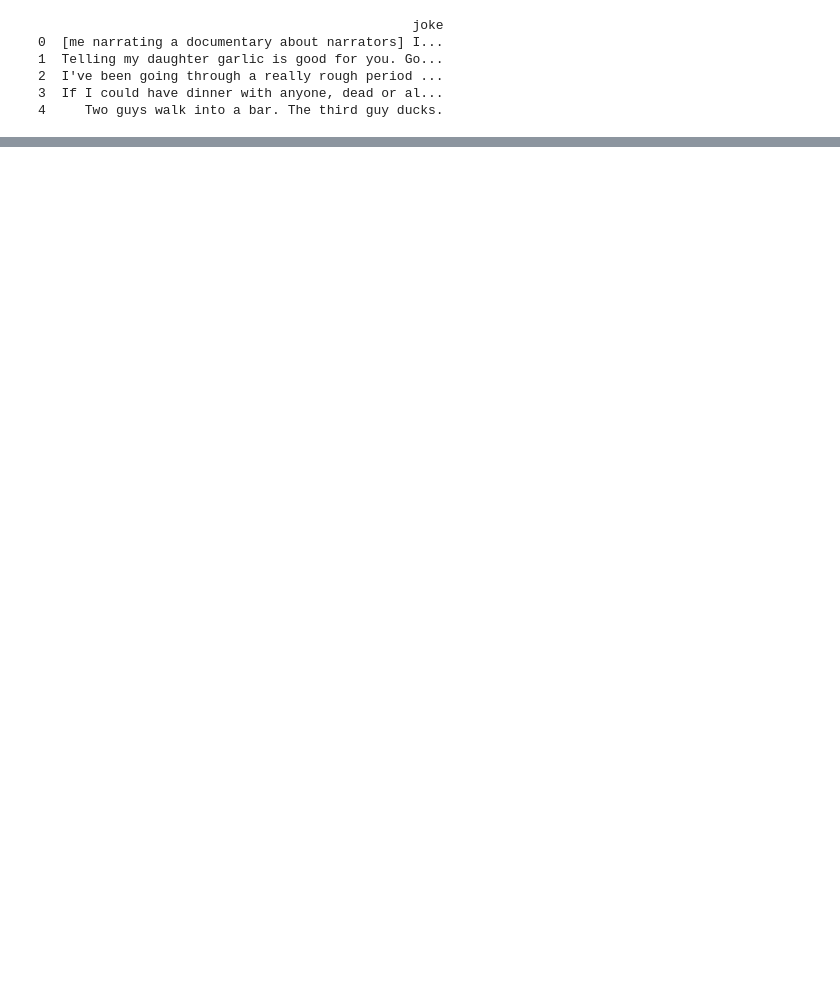
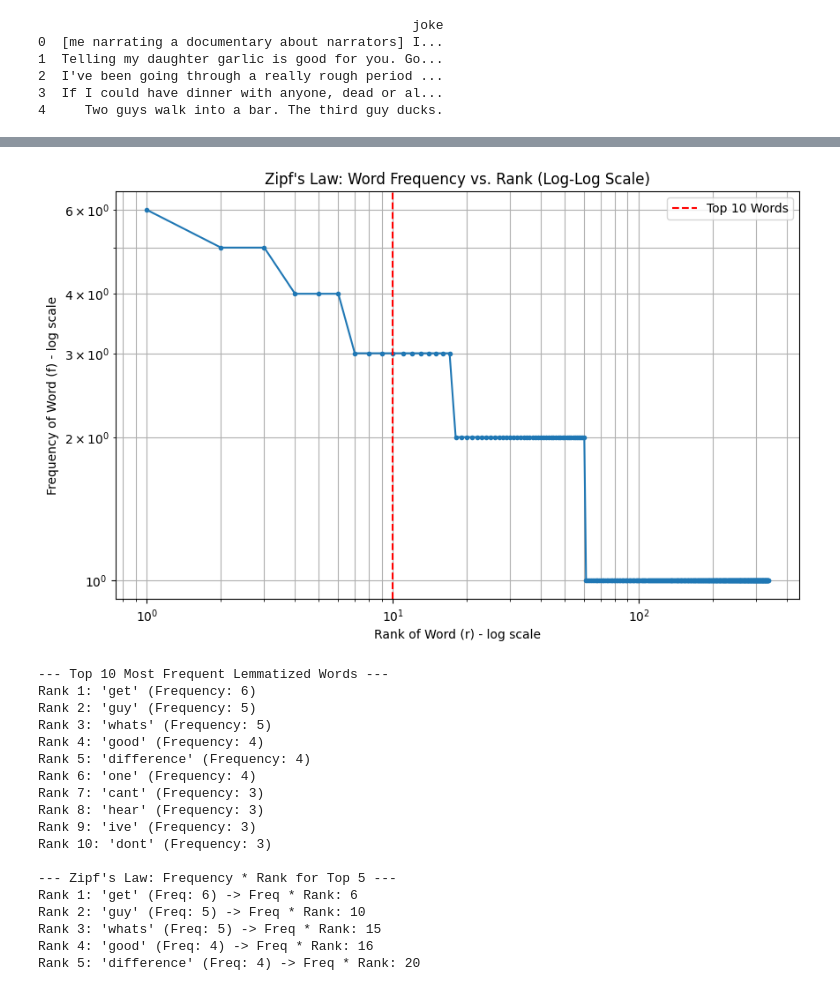
Before and after one commit to Aayushstha03/Information-Retreival-Class-2025, a Jupyter notebook: text-preprocessing/preprocess.ipynb, the cells around one changed output, grey strips where cells are left out. Cells and saved outputs as stored; diff of their text form; code cells hidden in the pictures; blank space fills up the shorter version.

Commit message:
added Zipfs law and heaps law visualization

```diff
--- a/text-preprocessing/preprocess.ipynb
+++ b/text-preprocessing/preprocess.ipynb
@@ -70,0 +228,13 @@ Cleaned:    ive been going through a really rough period at work this week its m
+# %%
+# 4. normalization b. Lemmatization without POS tagging
+# lemmatization function from nltk
+lemmatizer = WordNetLemmatizer()
+
+def apply_lemmatization(tokens):
+    return [lemmatizer.lemmatize(word) for word in tokens]
+
+df['lemmatized_joke'] = df['stopwords_removed'].apply(apply_lemmatization)
+
+for i in range(6):
+    print(f"Stopwords Removed: {df['stopwords_removed'].iloc[i]}")
+    print(f"Lemmatized: {df['lemmatized_joke'].iloc[i]}\n")
@@ -70,0 +259,58 @@ Cleaned:    ive been going through a really rough period at work this week its m
+# %%
+# Zipf's law demo check
+all_lemmas = [word for sublist in df['lemmatized_joke'] for word in sublist]
+# Get word frequencies
+word_counts = Counter(all_lemmas)
+# Sort words by frequency in descending order
+sorted_word_counts = word_counts.most_common()
+
+# Extract frequencies and ranks
+frequencies = [count for word, count in sorted_word_counts]
+ranks = list(range(1, len(frequencies) + 1))
+
+# Check for empty lists to avoid log(0) errors
+if not frequencies:
+    print("No words found after preprocessing. Cannot calculate Zipf's Law.")
+else:
+    # Plotting for Zipf's Law
+    plt.figure(figsize=(10, 6))
+    plt.loglog(ranks, frequencies, marker='.', linestyle='-')
+    plt.title("Zipf's Law: Word Frequency vs. Rank (Log-Log Scale)")
+    plt.xlabel("Rank of Word (r) - log scale")
+    plt.ylabel("Frequency of Word (f) - log scale")
+    plt.grid(True, which="both", ls="-")
+    plt.axvline(x=10, color='r', linestyle='--', label='Top 10 Words') # Highlight top few words
+    plt.legend()
+    plt.show()
+
+    print("\n--- Top 10 Most Frequent Lemmatized Words ---")
+    for i, (word, count) in enumerate(sorted_word_counts[:10]):
+        print(f"Rank {i+1}: '{word}' (Frequency: {count})")
+
+    # A quick check for the Zipfian relationship: f(r) * r should be roughly constant
+    print("\n--- Zipf's Law: Frequency * Rank for Top 5 ---")
+    for i in range(min(5, len(frequencies))):
+        rank = ranks[i]
+        freq = frequencies[i]
+        if rank > 0: # Avoid division by zero
+            print(f"Rank {rank}: '{sorted_word_counts[i][0]}' (Freq: {freq}) -> Freq * Rank: {freq * rank}")
+# %% [output]
+[figure, added]
+--- Top 10 Most Frequent Lemmatized Words ---
+Rank 1: 'get' (Frequency: 6)
+Rank 2: 'guy' (Frequency: 5)
+Rank 3: 'whats' (Frequency: 5)
+Rank 4: 'good' (Frequency: 4)
+Rank 5: 'difference' (Frequency: 4)
+Rank 6: 'one' (Frequency: 4)
+Rank 7: 'cant' (Frequency: 3)
+Rank 8: 'hear' (Frequency: 3)
+Rank 9: 'ive' (Frequency: 3)
+Rank 10: 'dont' (Frequency: 3)
+
+--- Zipf's Law: Frequency * Rank for Top 5 ---
+Rank 1: 'get' (Freq: 6) -> Freq * Rank: 6
+Rank 2: 'guy' (Freq: 5) -> Freq * Rank: 10
+Rank 3: 'whats' (Freq: 5) -> Freq * Rank: 15
+Rank 4: 'good' (Freq: 4) -> Freq * Rank: 16
+Rank 5: 'difference' (Freq: 4) -> Freq * Rank: 20
```
Also changed, not shown: parts of 11 cells of this notebook, 1 other file.
